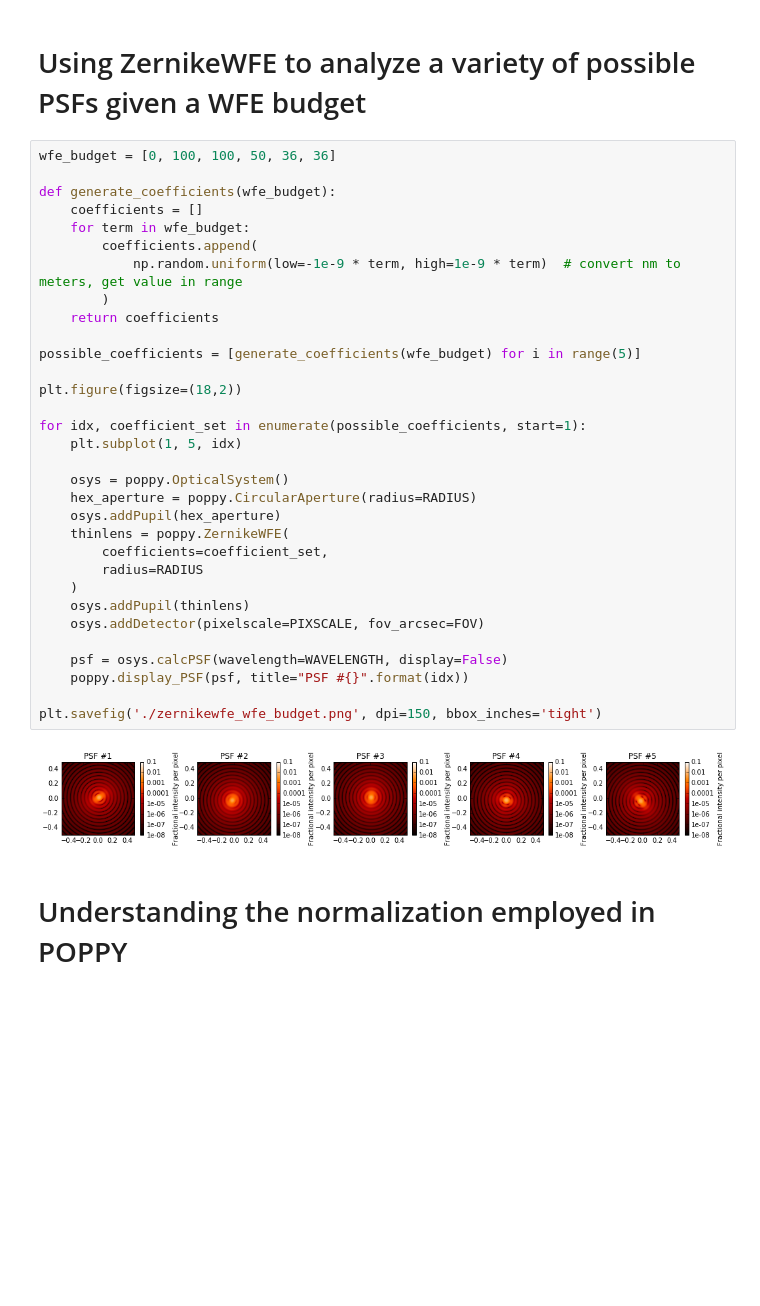
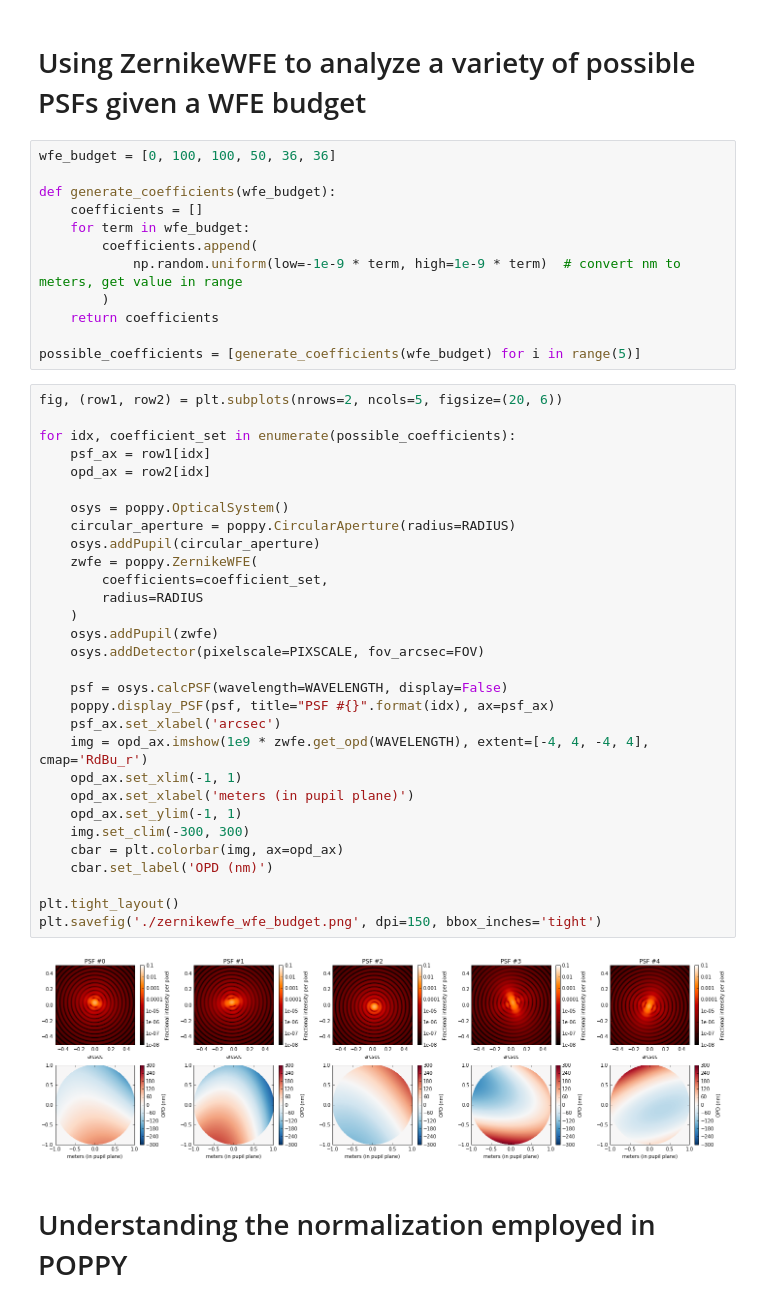
Before and after one commit to spacetelescope/poppy, a Jupyter notebook: docs/figures/wfe/WFE Documentation Figures.ipynb, the cells around one changed output. Drawn from its saved outputs; the diff is of its cells as text; blank space fills up the shorter version.

```diff
--- a/docs/figures/wfe/WFE Documentation Figures.ipynb
+++ b/docs/figures/wfe/WFE Documentation Figures.ipynb
@@ -42,28 +56,38 @@ def generate_coefficients(wfe_budget):
     return coefficients
 
 possible_coefficients = [generate_coefficients(wfe_budget) for i in range(5)]
-
-plt.figure(figsize=(18,2))
-
-for idx, coefficient_set in enumerate(possible_coefficients, start=1):
-    plt.subplot(1, 5, idx)
-
-    osys = poppy.OpticalSystem()
-    hex_aperture = poppy.CircularAperture(radius=RADIUS)
-    osys.addPupil(hex_aperture)
-    thinlens = poppy.ZernikeWFE(
-        coefficients=coefficient_set,
-        radius=RADIUS
-    )
-    osys.addPupil(thinlens)
-    osys.addDetector(pixelscale=PIXSCALE, fov_arcsec=FOV)
-
-    psf = osys.calcPSF(wavelength=WAVELENGTH, display=False)
-    poppy.display_PSF(psf, title="PSF #{}".format(idx))
-
-plt.savefig('./zernikewfe_wfe_budget.png', dpi=150, bbox_inches='tight')
-# %% [output]
-[figure, removed]
+# %%
+fig, (row1, row2) = plt.subplots(nrows=2, ncols=5, figsize=(20, 6))
+
+for idx, coefficient_set in enumerate(possible_coefficients):
+    psf_ax = row1[idx]
+    opd_ax = row2[idx]
+
+    osys = poppy.OpticalSystem()
+    circular_aperture = poppy.CircularAperture(radius=RADIUS)
+    osys.addPupil(circular_aperture)
+    zwfe = poppy.ZernikeWFE(
+        coefficients=coefficient_set,
+        radius=RADIUS
+    )
+    osys.addPupil(zwfe)
+    osys.addDetector(pixelscale=PIXSCALE, fov_arcsec=FOV)
+
+    psf = osys.calcPSF(wavelength=WAVELENGTH, display=False)
+    poppy.display_PSF(psf, title="PSF #{}".format(idx), ax=psf_ax)
+    psf_ax.set_xlabel('arcsec')
+    img = opd_ax.imshow(1e9 * zwfe.get_opd(WAVELENGTH), extent=[-4, 4, -4, 4], cmap='RdBu_r')
+    opd_ax.set_xlim(-1, 1)
+    opd_ax.set_xlabel('meters (in pupil plane)')
+    opd_ax.set_ylim(-1, 1)
+    img.set_clim(-300, 300)
+    cbar = plt.colorbar(img, ax=opd_ax)
+    cbar.set_label('OPD (nm)')
+
+plt.tight_layout()
+plt.savefig('./zernikewfe_wfe_budget.png', dpi=150, bbox_inches='tight')
+# %% [output]
+[figure, added]
 # %% [markdown]
 # Understanding the normalization employed in POPPY
 # %%
```
Also changed, not shown: parts of 2 cells of this notebook, 2 other files.
